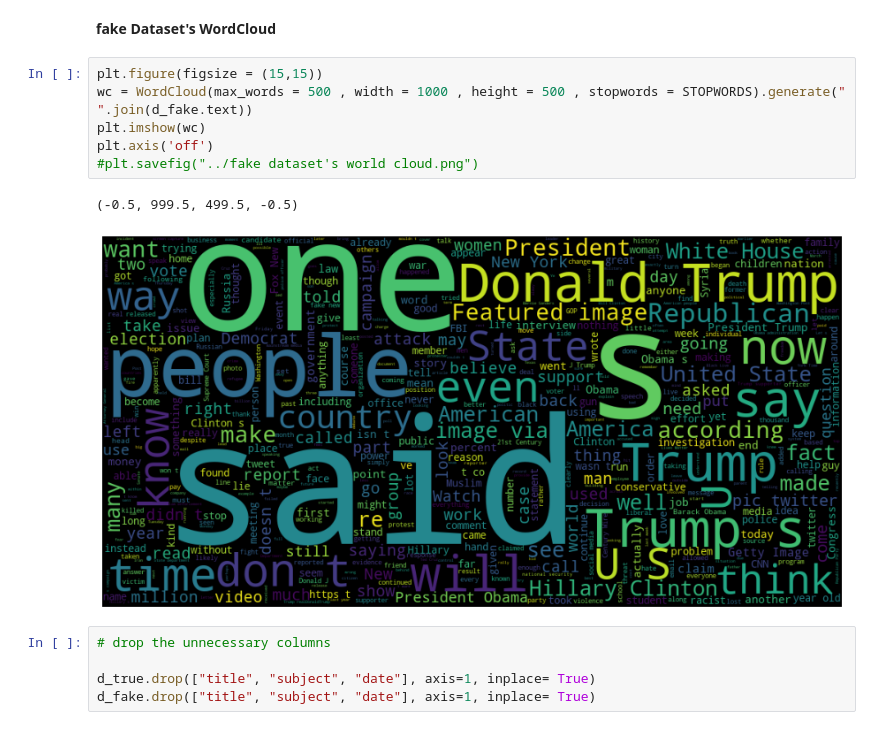
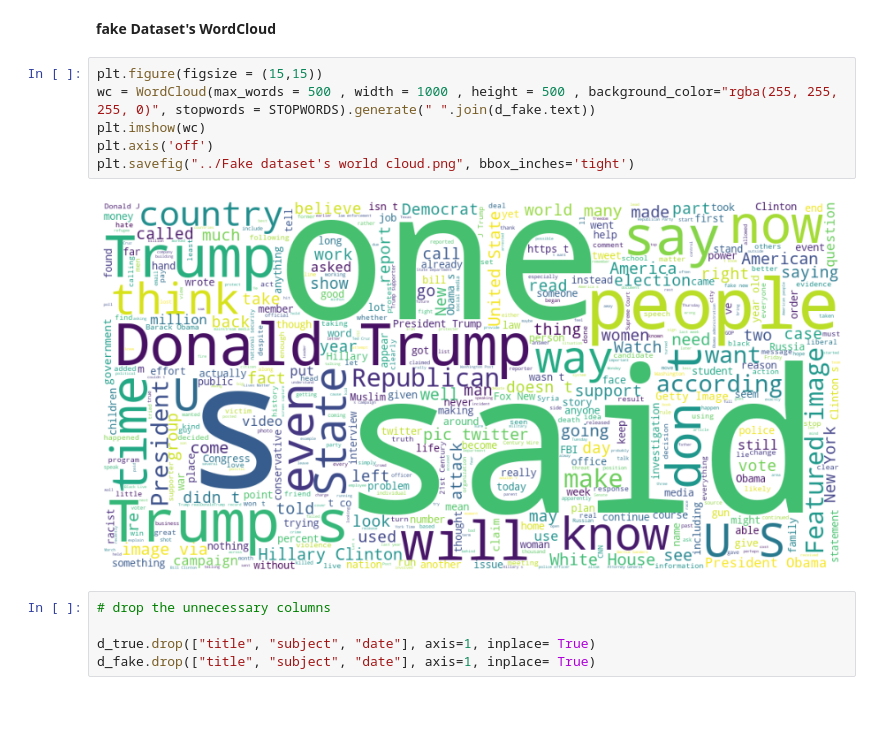
Before and after one commit to MouadNid01/FakeNewsDetection, a Jupyter notebook: Notebooks/Fake News Detection.ipynb, the cells around one changed output. Cells and saved outputs as stored; diff of their text form.

```diff
--- a/Notebooks/Fake News Detection.ipynb
+++ b/Notebooks/Fake News Detection.ipynb
@@ -71,13 +70,12 @@ plt.axis('off')
 **fake Dataset's WordCloud**
 # %%
 plt.figure(figsize = (15,15))
-wc = WordCloud(max_words = 500 , width = 1000 , height = 500 , stopwords = STOPWORDS).generate(" ".join(d_fake.text))
+wc = WordCloud(max_words = 500 , width = 1000 , height = 500 , background_color="rgba(255, 255, 255, 0)", stopwords = STOPWORDS).generate(" ".join(d_fake.text))
 plt.imshow(wc)
 plt.axis('off')
-#plt.savefig("../fake dataset's world cloud.png")
+plt.savefig("../Fake dataset's world cloud.png", bbox_inches='tight')
 # %% [output]
-(-0.5, 999.5, 499.5, -0.5)
-[figure, old version]
+[figure, new version]
 # %%
 # drop the unnecessary columns
 
```
Also changed, not shown: parts of 1 cell of this notebook, 1 other file.
